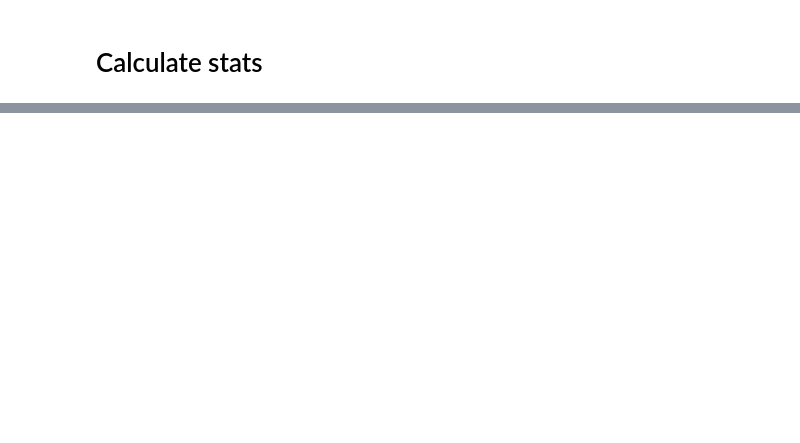
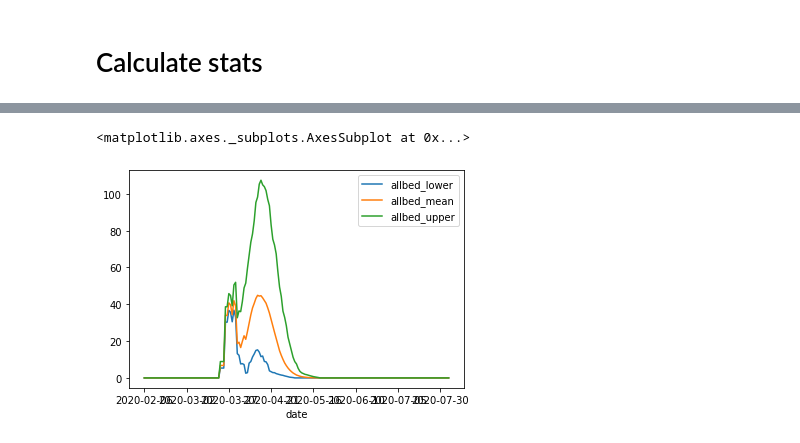
Before and after one commit to nicksilver/cov19-mod-comp, a Jupyter notebook: mod_explore.ipynb, the cells around one changed output, grey strips where cells are left out. Saved outputs shown, nothing was run; the diff lists cells and outputs as text; code cells hidden in the pictures; blank space fills up the shorter version.

```diff
--- a/mod_explore.ipynb
+++ b/mod_explore.ipynb
@@ -37,0 +59,5 @@ ihme_ICUbed_max_lower, ihme_ICUbed_max_mean, ihme_ICUbed_max_upper = ihme_ICUbed
+# %%
+ihme_allbed.plot()
+# %% [output]
+<matplotlib.axes._subplots.AxesSubplot at 0x...>
+[figure, added]
```
Also changed, not shown: parts of 5 cells of this notebook, 2 other files.
